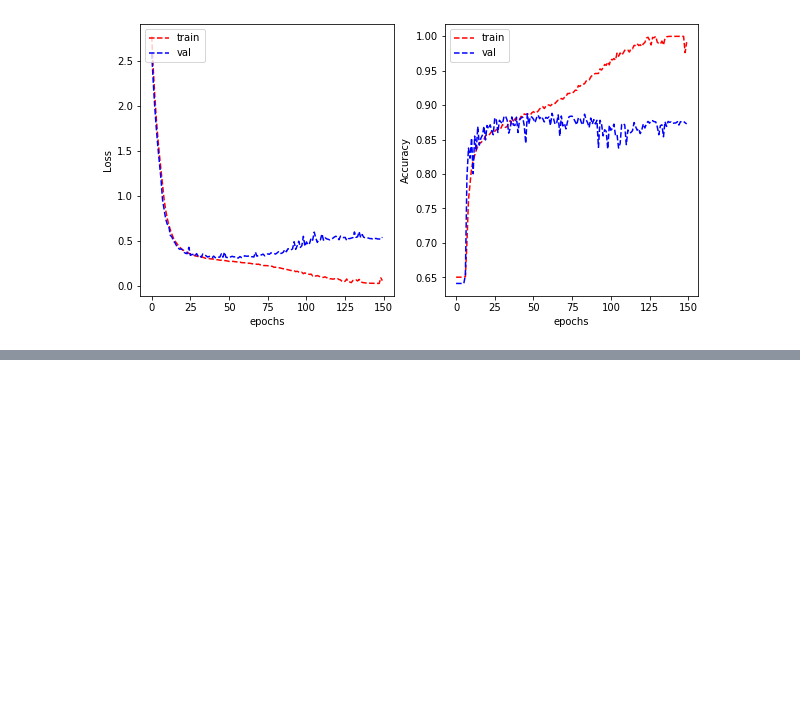
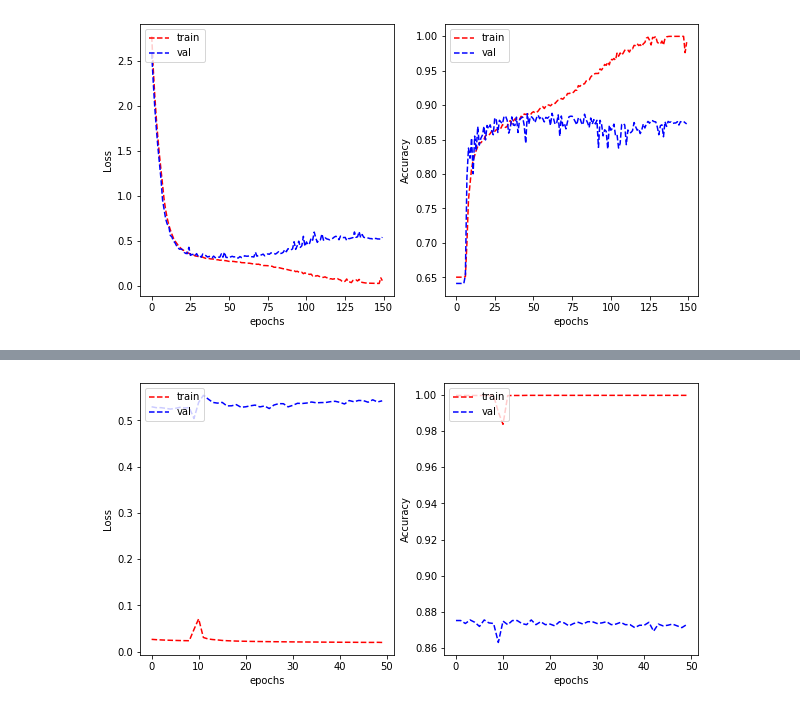
Before and after one commit to simonb65/COSC2673-A2, a Jupyter notebook: Ass2-Dev.ipynb, the cells around one changed output, grey strips where cells are left out. Saved outputs shown, nothing was run; the diff lists cells and outputs as text; code cells hidden in the pictures; blank space fills up the shorter version.

Commit message:
Added 2nd CNN model

```diff
--- a/Ass2-Dev.ipynb
+++ b/Ass2-Dev.ipynb
@@ -496,7 +516,7 @@ _________________________________________________________________
 print(datetime.datetime.now().strftime("%H:%M:%S"))
 now = datetime.datetime.now()
 
-history_VGG_1 = model_VGG_1.fit(train_generator, validation_data = validation_generator, epochs=150, verbose=0)
+history_VGG_1 = model_VGG_1.fit(train_generator, validation_data = validation_generator, epochs=100, verbose=0)
 
 print(datetime.datetime.now().strftime("%H:%M:%S"))
 print("Took = ", datetime.datetime.now() - now)
@@ -525,0 +598,8 @@ plt.show()
+# %%
+print(datetime.datetime.now().strftime("%H:%M:%S"))
+now = datetime.datetime.now()
+
+history_VGG_2 = model_VGG_1.fit(train_generator, validation_data = validation_generator, epochs=50, verbose=0)
+
+print(datetime.datetime.now().strftime("%H:%M:%S"))
+print("Took = ", datetime.datetime.now() - now)
@@ -525,0 +608,19 @@ plt.show()
+# %%
+plt.figure(figsize=(10,5))
+plt.subplot(1,2,1)
+plt.plot(history_VGG_2.history['loss'], 'r--')
+plt.plot(history_VGG_2.history['val_loss'], 'b--')
+plt.xlabel("epochs")
+plt.ylabel("Loss")
+plt.legend(['train', 'val'], loc='upper left')
+
+plt.subplot(1,2,2)
+plt.plot(history_VGG_2.history['binary_accuracy'], 'r--')
+plt.plot(history_VGG_2.history['val_binary_accuracy'], 'b--')
+plt.xlabel("epochs")
+plt.ylabel("Accuracy")
+plt.legend(['train', 'val'], loc='upper left')
+
+plt.show()
+# %% [output]
+[figure, added]
```
Also changed, not shown: parts of 11 cells of this notebook.
